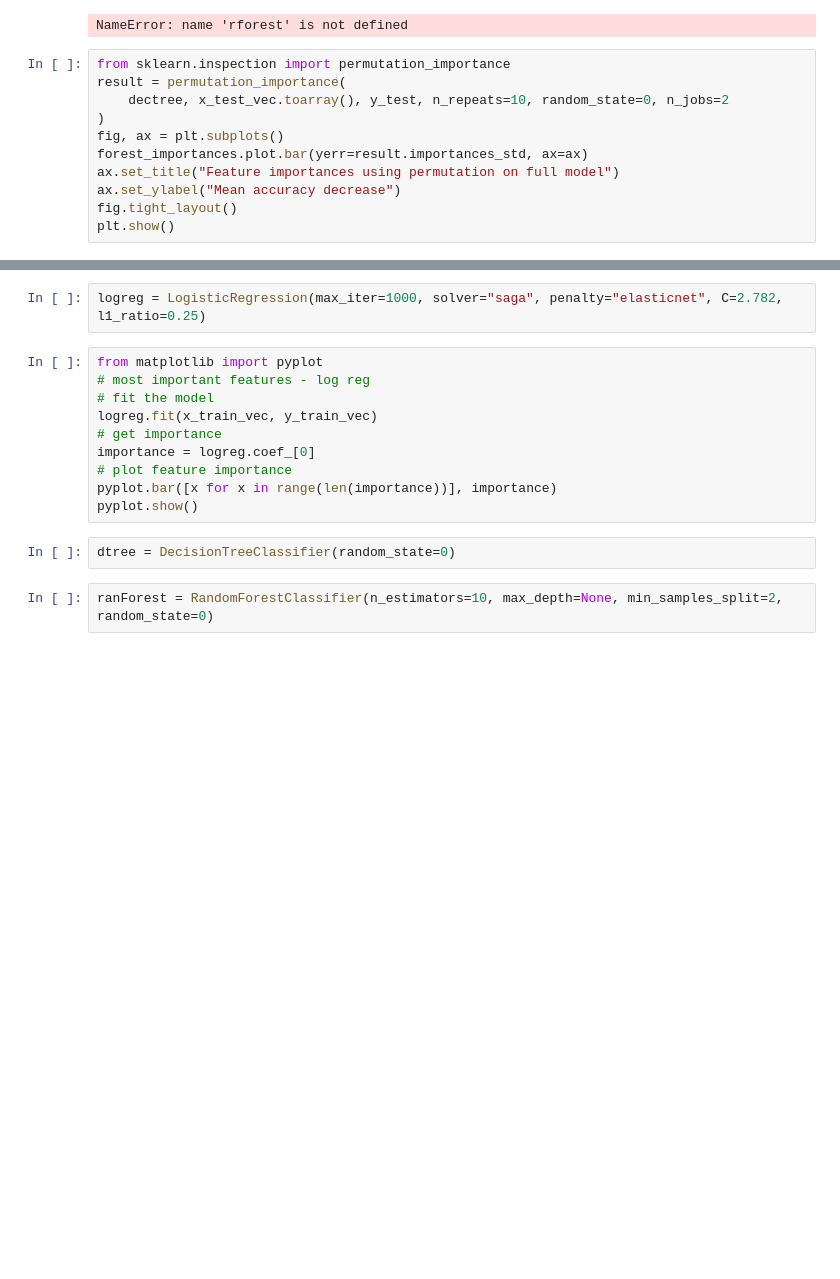
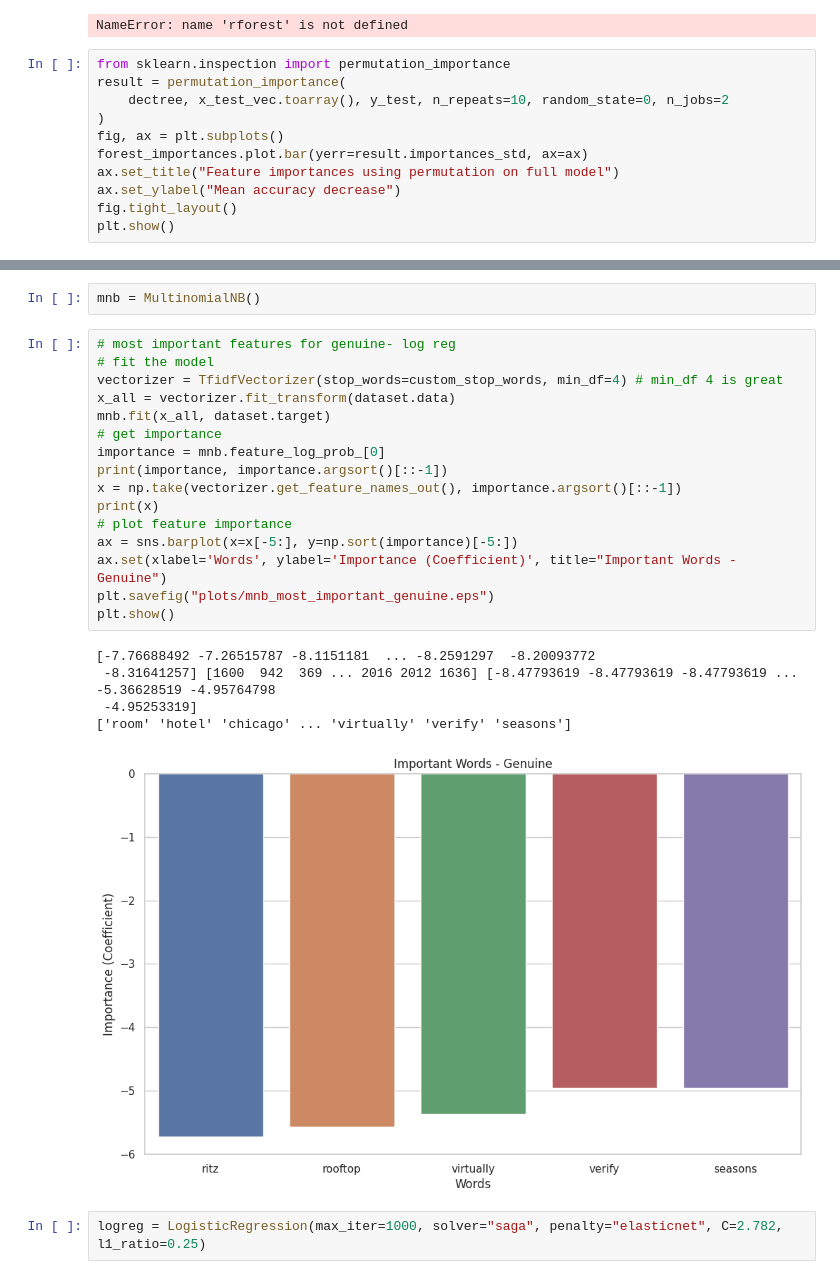
Before and after one commit to gusluchetti/uu-ai-data-mining, a Jupyter notebook: pa2/Practical Assignment 2.ipynb, the cells around one changed output, grey strips where cells are left out. Cells and saved outputs as stored; diff of their text form; blank space fills up the shorter version.

```diff
--- a/pa2/Practical Assignment 2.ipynb
+++ b/pa2/Practical Assignment 2.ipynb
@@ -292,16 +306,26 @@ mnbayes = MultinomialNB()
-# %%
-logreg = LogisticRegression(max_iter=1000, solver="saga", penalty="elasticnet", C=2.782, l1_ratio=0.25)
-# %%
-from matplotlib import pyplot
-# most important features - log reg
-# fit the model
-logreg.fit(x_train_vec, y_train_vec)
-# get importance
-importance = logreg.coef_[0]
-# plot feature importance
-pyplot.bar([x for x in range(len(importance))], importance)
-pyplot.show()
-# %%
-dtree = DecisionTreeClassifier(random_state=0)
-# %%
-ranForest = RandomForestClassifier(n_estimators=10, max_depth=None, min_samples_split=2, random_state=0)
+# %%
+mnb = MultinomialNB()
+# %%
+# most important features for genuine- log reg
+# fit the model
+vectorizer = TfidfVectorizer(stop_words=custom_stop_words, min_df=4) # min_df 4 is great
+x_all = vectorizer.fit_transform(dataset.data)
+mnb.fit(x_all, dataset.target)
+# get importance
+importance = mnb.feature_log_prob_[0]
+print(importance, importance.argsort()[::-1])
+x = np.take(vectorizer.get_feature_names_out(), importance.argsort()[::-1])
+print(x)
+# plot feature importance
+ax = sns.barplot(x=x[-5:], y=np.sort(importance)[-5:])
+ax.set(xlabel='Words', ylabel='Importance (Coefficient)', title="Important Words - Genuine")
+plt.savefig("plots/mnb_most_important_genuine.eps")
+plt.show()
+# %% [output]
+[-7.76688492 -7.26515787 -8.1151181  ... -8.2591297  -8.20093772
+ -8.31641257] [1600  942  369 ... 2016 2012 1636] [-8.47793619 -8.47793619 -8.47793619 ... -5.36628519 -4.95764798
+ -4.95253319]
+['room' 'hotel' 'chicago' ... 'virtually' 'verify' 'seasons']
+[figure, added]
+# %%
+logreg = LogisticRegression(max_iter=1000, solver="saga", penalty="elasticnet", C=2.782, l1_ratio=0.25)
```
Also changed, not shown: parts of 31 cells of this notebook, 3 other files.
